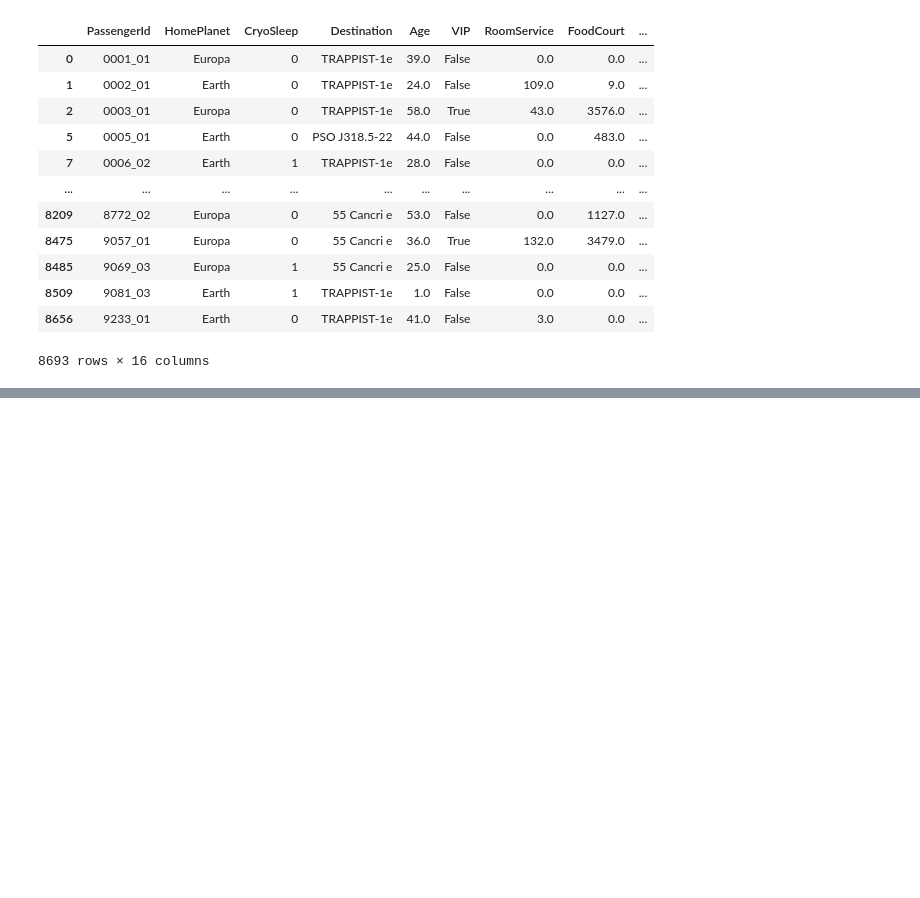
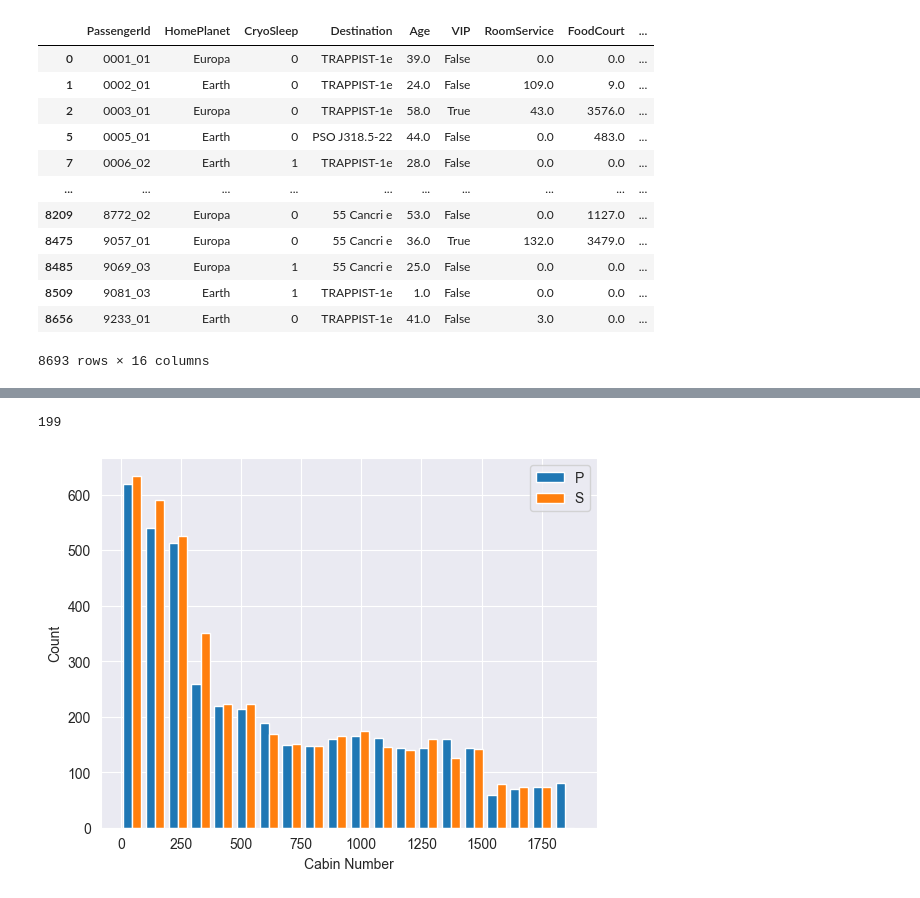
Before and after one commit to plamensve/ML_FINAL_PROJECT, a Jupyter notebook: notebooks/02.preprocessing.ipynb, the cells around one changed output, grey strips where cells are left out. Drawn from its saved outputs; the diff is of its cells as text; code cells hidden in the pictures; blank space fills up the shorter version.

Commit message:
ADD: filling deck_side

```diff
--- a/notebooks/02.preprocessing.ipynb
+++ b/notebooks/02.preprocessing.ipynb
@@ -954,0 +951,8 @@ training_set.groupby('HomePlanet')['cabin_num'].agg(['min', 'max']).sort_values(
+# %%
+start_num = 1895
+missing_mask = training_set['cabin_num'].isna()
+num_missing = missing_mask.sum()
+
+training_set.loc[missing_mask, 'cabin_num'] = range(start_num, start_num + num_missing)
+
+training_set.sort_values('cabin_num')
@@ -954,0 +1120,15 @@ training_set.groupby('HomePlanet')['cabin_num'].agg(['min', 'max']).sort_values(
+# %%
+len(training_set[training_set['cabin_side'].isna()])
+# %% [output]
+199
+# %%
+cabin_side_p = training_set[training_set['cabin_side'] == 'P']
+cabin_side_s = training_set[training_set['cabin_side'] == 'S']
+
+plt.hist([cabin_side_p['cabin_num'], cabin_side_s['cabin_num']], bins=20, label=['P', 'S'])
+plt.xlabel('Cabin Number')
+plt.ylabel('Count')
+plt.legend()
+plt.show()
+# %% [output]
+[figure, added]
```
Also changed, not shown: parts of 53 cells of this notebook.
